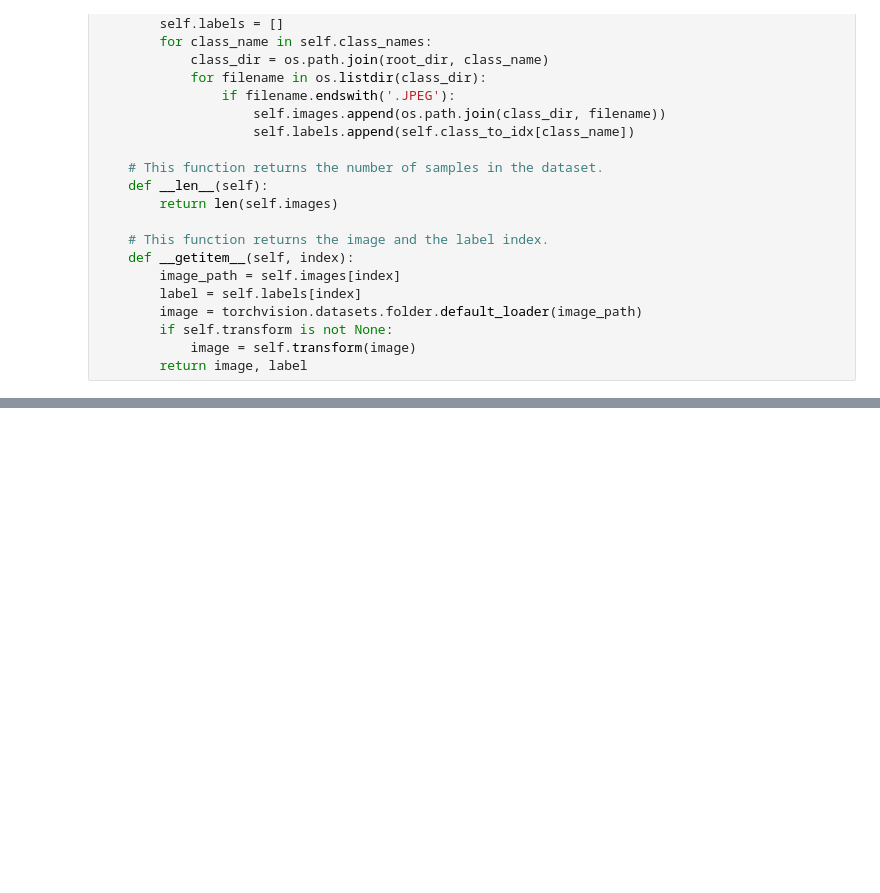
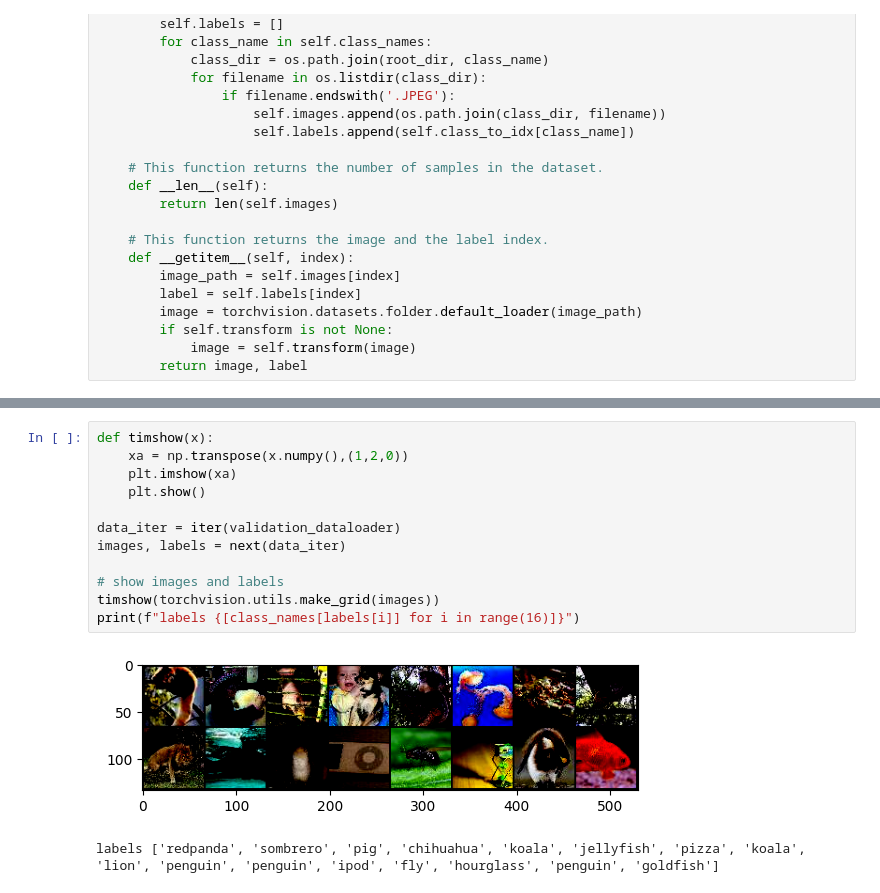
Before and after one commit to AbhAy120204/Computer-vision-image-classification-, a Jupyter notebook: image_classification.ipynb, the cells around one changed output, grey strips where cells are left out. Saved outputs shown, nothing was run; the diff lists cells and outputs as text; blank space fills up the shorter version.

```diff
--- a/image_classification.ipynb
+++ b/image_classification.ipynb
@@ -119,0 +131,15 @@ FileNotFoundError: [WinError 3] The system cannot find the path specified: '/kag
+# %%
+def timshow(x):
+    xa = np.transpose(x.numpy(),(1,2,0))
+    plt.imshow(xa)
+    plt.show()
+
+data_iter = iter(validation_dataloader)
+images, labels = next(data_iter)
+
+# show images and labels
+timshow(torchvision.utils.make_grid(images))
+print(f"labels {[class_names[labels[i]] for i in range(16)]}")
+# %% [output]
+[figure, added]
+labels ['redpanda', 'sombrero', 'pig', 'chihuahua', 'koala', 'jellyfish', 'pizza', 'koala', 'lion', 'penguin', 'penguin', 'ipod', 'fly', 'hourglass', 'penguin', 'goldfish']
```
Also changed, not shown: parts of 5 cells of this notebook.
